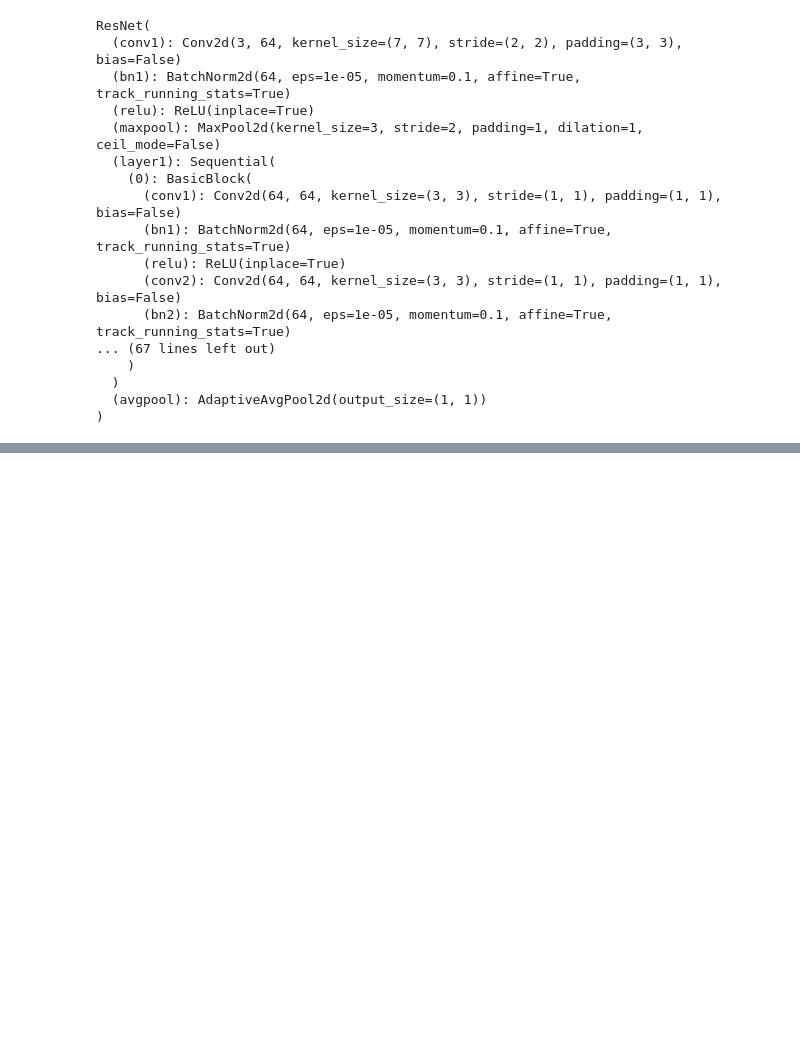
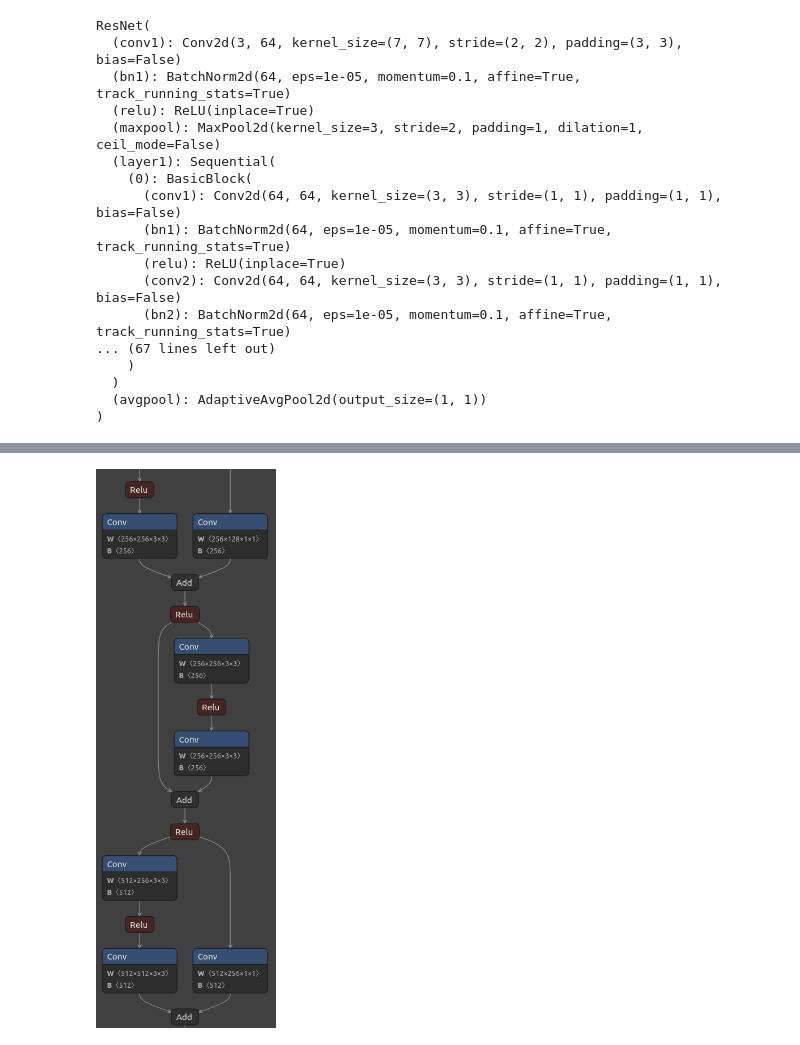
Before and after one commit to VictorChavez07/Proyecto-IA-21-2, a Jupyter notebook: model_ZSL.ipynb, the cells around one changed output, grey strips where cells are left out. Saved outputs shown, nothing was run; the diff lists cells and outputs as text; code cells hidden in the pictures; blank space fills up the shorter version.

```diff
--- a/model_ZSL.ipynb
+++ b/model_ZSL.ipynb
@@ -297,0 +337,4 @@ ft_model = train_model(ft_model, ft_criterion, ft_optimizer, ft_scheduler, num_e
+# %%
+Image("part3.png")
+# %% [output]
+[figure, added]
```
Also changed, not shown: parts of 56 cells of this notebook.
